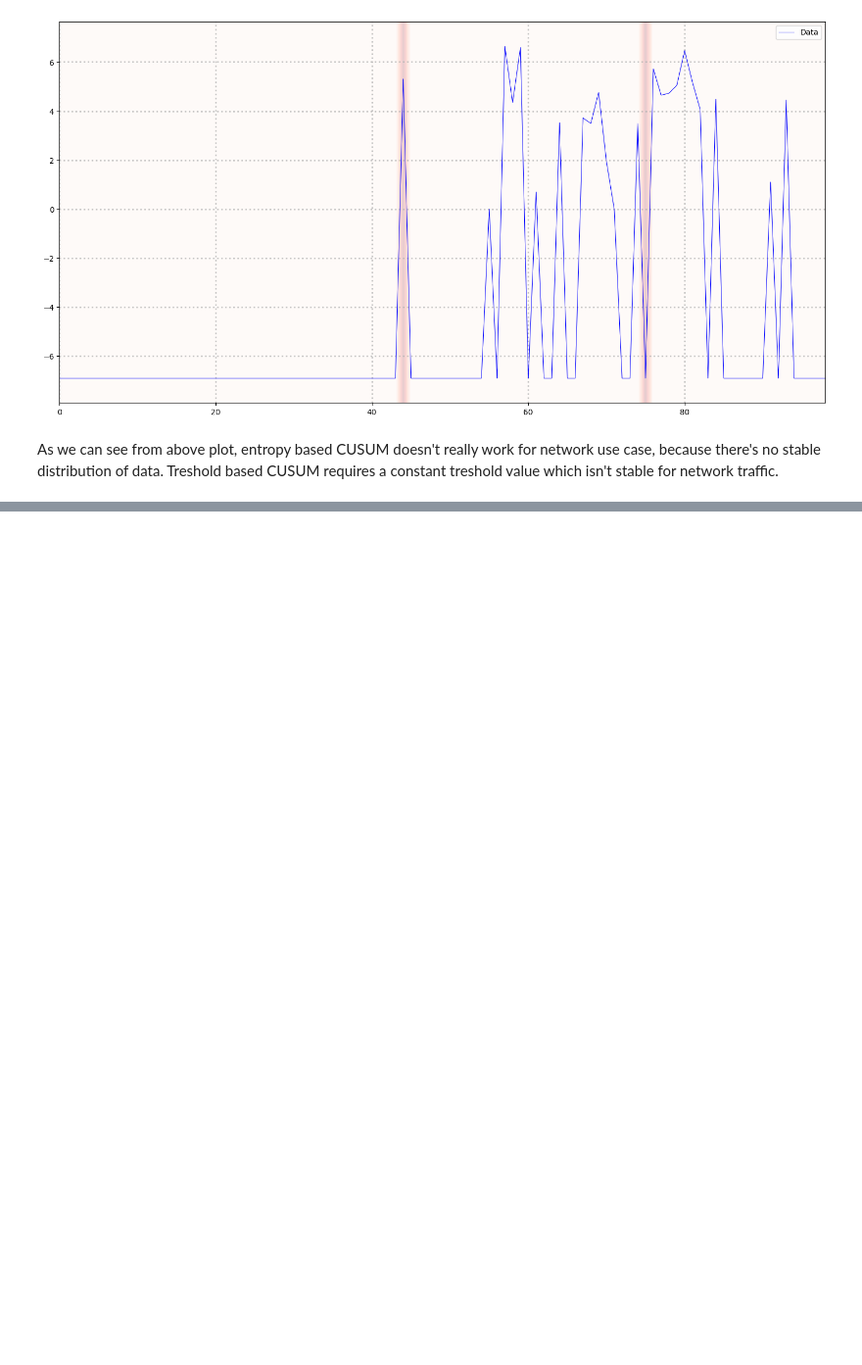
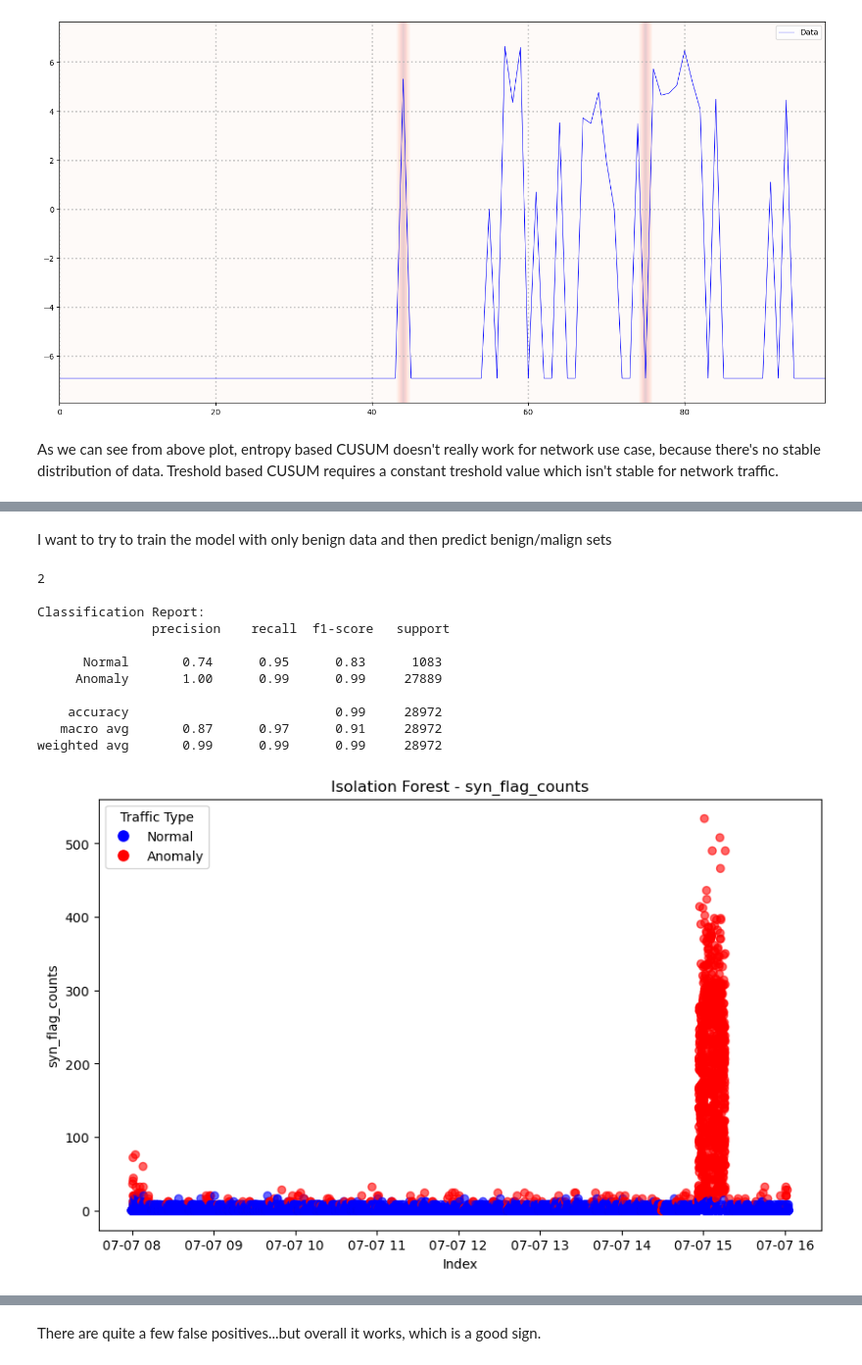
Before and after one commit to kotvytskyi/ids, a Jupyter notebook: ids-poc.ipynb, the cells around one changed output, grey strips where cells are left out. Shown at 98% size. Cells and saved outputs as stored; diff of their text form; code cells hidden in the pictures; blank space fills up the shorter version.

```diff
--- a/ids-poc.ipynb
+++ b/ids-poc.ipynb
@@ -32,3 +12,0 @@ ddos_data.sort_index(inplace=True)
-# %%
-bening_subnet = benign_data[(benign_data['dst_ip'].str.startswith('192.168')) & (benign_data['protocol'] == 'TCP')]
-ddos_subnet = ddos_data[ddos_data['dst_ip'].str.startswith('192.168')]
@@ -115,13 +371,0 @@ First, we need to combine both bening and malign data for friday
-# %%
-friday_data = pd.concat([ddos_subnet, bening_subnet], ignore_index=True)
-friday_data['datetime'] = pd.to_datetime(friday_data['timestamp'])
-friday_data.set_index('datetime', inplace=True)
-friday_data.sort_index(inplace=True)
-
-aggregations['label'] = lambda x: 0 if x.eq('benign').all() else 1
-friday_data_agg = friday_data.resample('1s').agg(aggregations).rename(columns={
-    'dst_port': 'unique_dst_ports',
-    'src_ip': 'unique_src_ips'
-})
-
-print(f"There are {friday_data_agg['label'].nunique()} unique labels")
@@ -328,0 +534,2 @@ As we can see from above plot, entropy based CUSUM doesn't really work for netwo
+# %%
+bening_subnet_agg, ddos_subnet_agg, combined_data_agg, features = load_and_prepare_sets("friday_benign.csv", "portscan.csv", aggregations)
@@ -328,0 +624,32 @@ As we can see from above plot, entropy based CUSUM doesn't really work for netwo
+# %% [markdown]
+I want to try to train the model with  only benign data and then predict benign/malign sets
+# %%
+monday_bening_subnet_agg, _, _, _ = load_and_prepare_sets("monday_benign.csv", "ddos_loit.csv", aggregations, include_labels=True)
+tuesday_bening_subnet_agg, _, _, _ = load_and_prepare_sets("tuesday_benign.csv", "ddos_loit.csv", aggregations, include_labels=True)
+wednesday_bening_subnet_agg, _, _, _ = load_and_prepare_sets("wednesday_benign.csv", "ddos_loit.csv", aggregations, include_labels=True)
+friday_bening_subnet_agg, _, friday_ddos_combined_agg, _ = load_and_prepare_sets("friday_benign.csv", "ddos_loit.csv", aggregations, include_labels=True)
+# %%
+X = pd.concat([monday_bening_subnet_agg, tuesday_bening_subnet_agg, wednesday_bening_subnet_agg]).drop(columns=['label'])
+
+model = IsolationForest(contamination=0.01, random_state=42)
+model.fit(X)
+
+
+y = friday_ddos_combined_agg['label']
+print(y.nunique())
+anomaly_score = model.predict(friday_ddos_combined_agg.drop(columns=['label']))
+score_model(anomaly_score, y)
+visualize_isolation_forest_results(friday_ddos_combined_agg.drop(columns=['label']), features, anomaly_score)
+# %% [output]
+2
+
+Classification Report:
+               precision    recall  f1-score   support
+
+      Normal       0.74      0.95      0.83      1083
+     Anomaly       1.00      0.99      0.99     27889
+
+    accuracy                           0.99     28972
+   macro avg       0.87      0.97      0.91     28972
+weighted avg       0.99      0.99      0.99     28972
+[figure, added]
@@ -328,0 +665,2 @@ As we can see from above plot, entropy based CUSUM doesn't really work for netwo
+# %% [markdown]
+There are quite a few false positives...but overall it works, which is a good sign.
```
Also changed, not shown: parts of 26 cells of this notebook, 3 other files.
